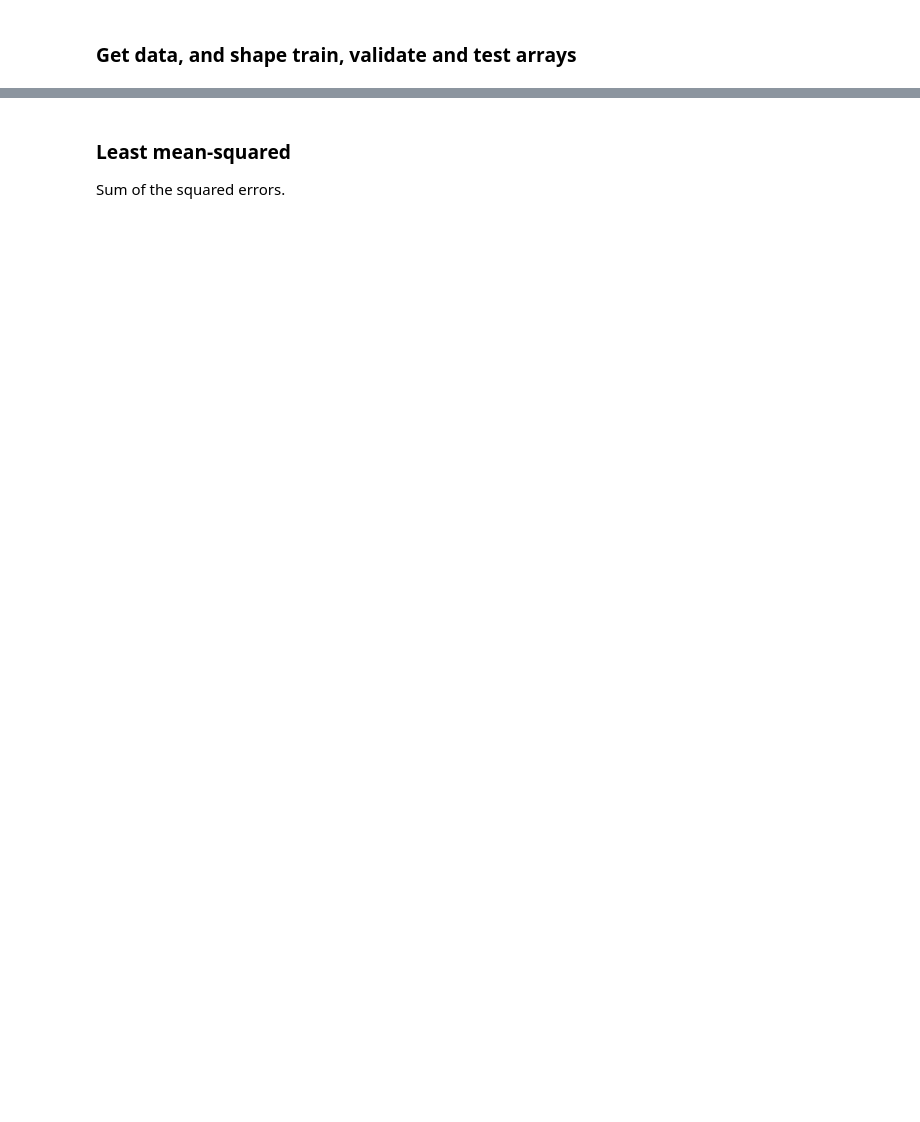
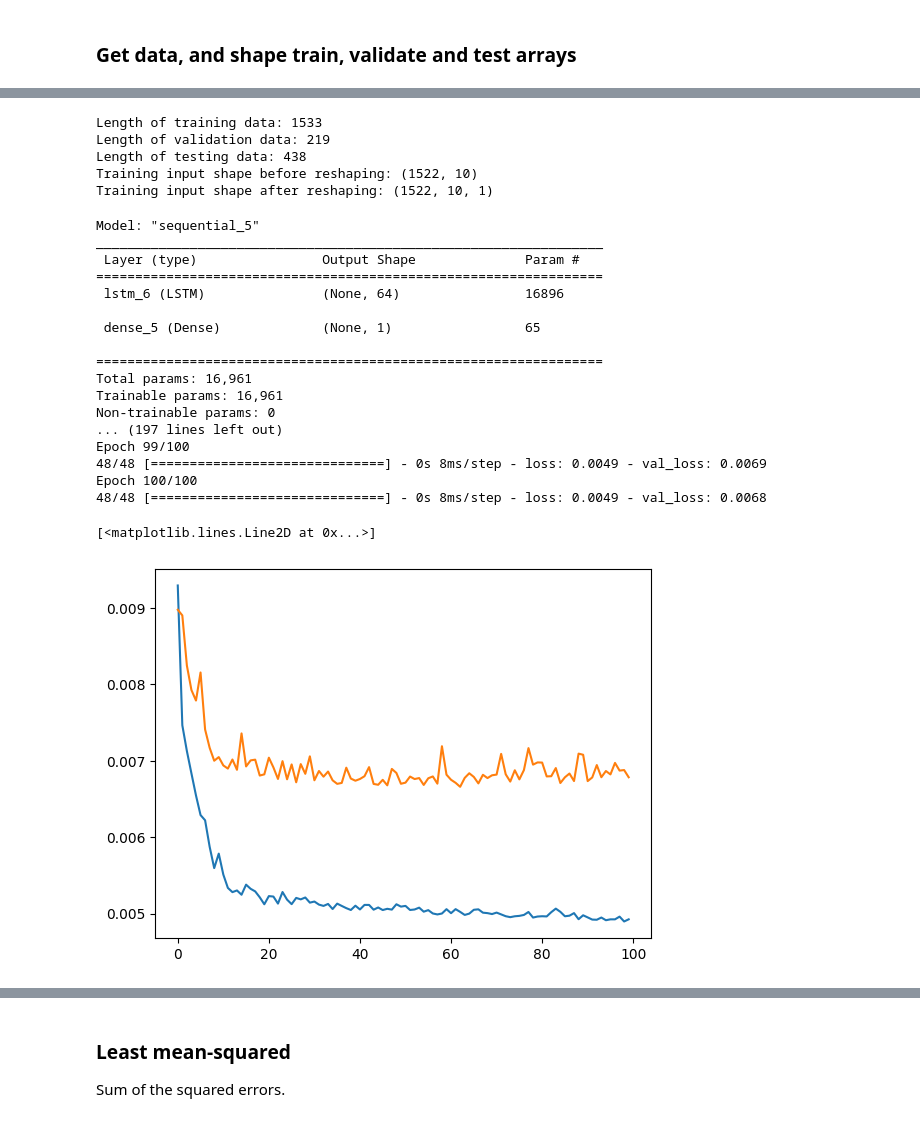
Before and after one commit to rhtweedie/ghcnd_ml, a Jupyter notebook: RNN_single_var.ipynb, the cells around one changed output, grey strips where cells are left out. Drawn from its saved outputs; the diff is of its cells as text; code cells hidden in the pictures; blank space fills up the shorter version.

```diff
--- a/RNN_single_var.ipynb
+++ b/RNN_single_var.ipynb
@@ -81,14 +84,72 @@ print(target_train[0:4])
+# %%
+WINDOW_SIZE = 10
+OFFSET = 1
+
+# calculate appropriate divisions of data
+test_len = int(len(vals_normalised) * 0.2)
+train_len = int(len(vals_normalised) * 0.7)
+validate_len = int(len(vals_normalised) * 0.1)
+
+print(f"Length of training data: {train_len}")
+print(f"Length of validation data: {validate_len}")
+print(f"Length of testing data: {test_len}")
+
+# divide data into training, validating and testing sets
+vals_test = vals_normalised[:test_len]
+vals_train = vals_normalised[test_len+1:test_len+train_len]
+vals_validate = vals_normalised[test_len+train_len+1:]
+
+# split data into input windows and targets
+input_test, target_test = shapeArray(vals_test, WINDOW_SIZE, OFFSET)
+input_train, target_train = shapeArray(vals_train, WINDOW_SIZE, OFFSET)
+input_validate, target_validate = shapeArray(vals_validate, WINDOW_SIZE, OFFSET)
+
+# reshape the data into the correct format for input into the model
+n_features = 1
+print(f"Training input shape before reshaping: {np.shape(input_train)}")
+input_train = input_train.reshape((input_train.shape[0], input_train.shape[1], n_features))
+input_test = input_test.reshape((input_test.shape[0], input_test.shape[1], n_features))
+input_validate = input_validate.reshape((input_validate.shape[0], input_validate.shape[1], n_features))
+print(f"Training input shape after reshaping: {np.shape(input_train)}")
+# %% [output]
+Length of training data: 1533
+Length of validation data: 219
+Length of testing data: 438
+Training input shape before reshaping: (1522, 10)
+Training input shape after reshaping: (1522, 10, 1)
 # %%
 model = keras.models.Sequential()
-model.add(layers.LSTM(64, input_shape = (None, 1), return_sequences = True)) # LSTM layer with 50 neurons
-model.add(layers.LSTM(16, activation = 'linear', return_sequences = True))
-model.add(layers.LSTM(4, activation = 'linear', return_sequences = False))
-model.add(layers.Dense(128, activation = "linear"))
+model.add(layers.LSTM(64, input_shape = (None, 1), activation = 'relu', return_sequences = False))
 model.add(layers.Dense(1, activation = "linear"))
 model.compile(loss = 'mean_squared_error', optimizer = 'adam')
 
 model.summary()
 
 # train model and extract final loss
-history = model.fit(input_train, target_train, epochs = 30)
+history = model.fit(input_train, target_train, epochs = 100, validation_data = (input_validate, target_validate))
 cost = history.history['loss']
+val_cost = history.history['val_loss']
+
+fig, ax = plt.subplots()
+ax.plot(cost)
+ax.plot(val_cost)
+# %% [output]
+Model: "sequential_5"
+_________________________________________________________________
+ Layer (type)                Output Shape              Param #
+=================================================================
+ lstm_6 (LSTM)               (None, 64)                16896
+
+ dense_5 (Dense)             (None, 1)                 65
+
+=================================================================
+Total params: 16,961
+Trainable params: 16,961
+Non-trainable params: 0
+... (197 lines left out)
+Epoch 99/100
+48/48 [==============================] - 0s 8ms/step - loss: 0.0049 - val_loss: 0.0069
+Epoch 100/100
+48/48 [==============================] - 0s 8ms/step - loss: 0.0049 - val_loss: 0.0068
+[<matplotlib.lines.Line2D at 0x...>]
+[figure, added]
```
Also changed, not shown: parts of 11 cells of this notebook.
